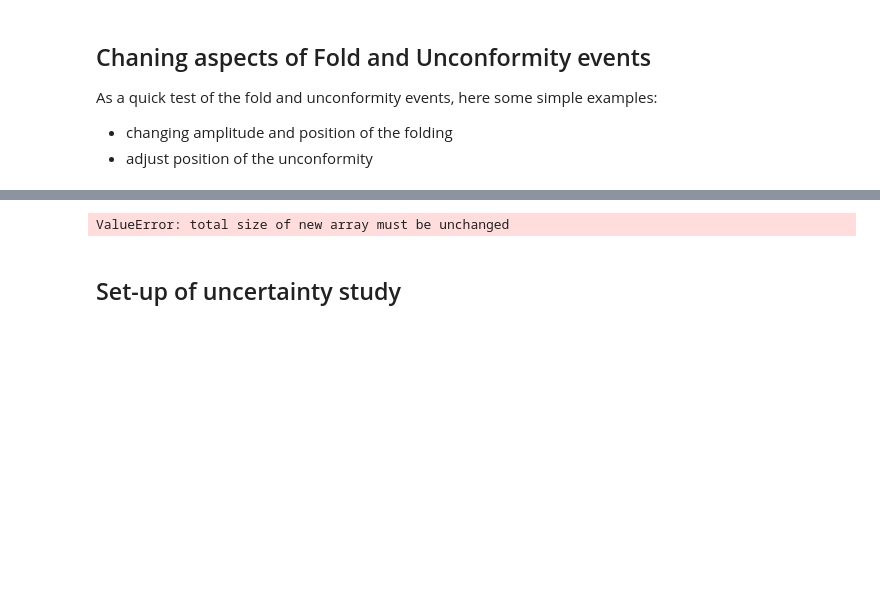
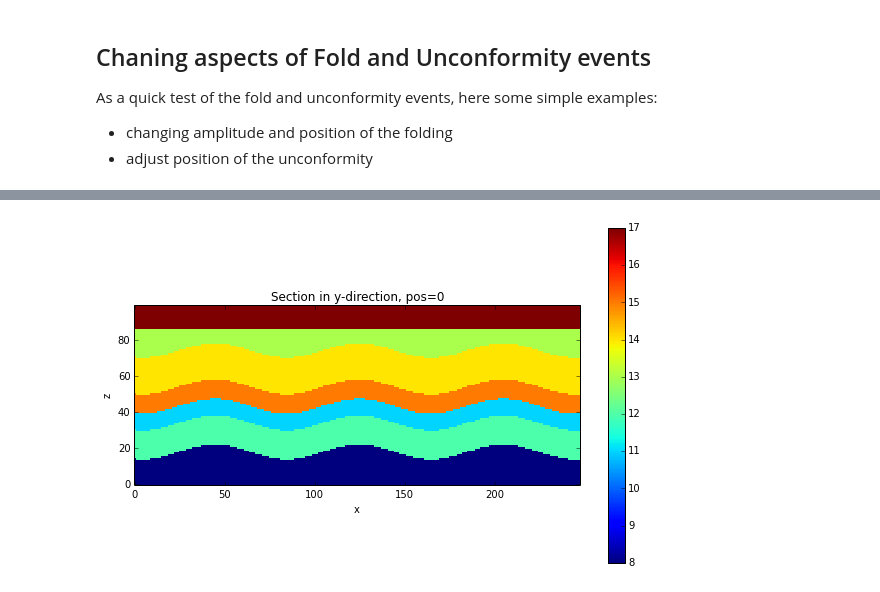
Before and after one commit to cgre-aachen/pynoddy, a Jupyter notebook: docs/notebooks/Gippsland-Basin.ipynb, the cells around one changed output, grey strips where cells are left out. Cells and saved outputs as stored; diff of their text form; code cells hidden in the pictures; blank space fills up the shorter version.

```diff
--- a/docs/notebooks/Gippsland-Basin.ipynb
+++ b/docs/notebooks/Gippsland-Basin.ipynb
@@ -67,13 +88,12 @@ PH.change_cube_size(50)
 # %%
-his = 'simple_folding.his'
+his = 'simple_folding_2.his'
 PH.write_history(his)
-out = 'simple_folding_out'
-pynoddy.compute_model(his, out)
+out2 = 'simple_folding_out_2'
+pynoddy.compute_model(his, out2)
 # %%
 reload(pynoddy.output)
-PO = pynoddy.output.NoddyOutput(out)
+PO2 = pynoddy.output.NoddyOutput(out2)
-# %% [output]
-ValueError: total size of new array must be unchanged
-# %% [markdown]
-Set-up of uncertainty study
----------------------------
+# %%
+PO2.plot_section('y', position=0)
+# %% [output]
+[figure, added]
```
Also changed, not shown: parts of 22 cells of this notebook, 1 other file.
